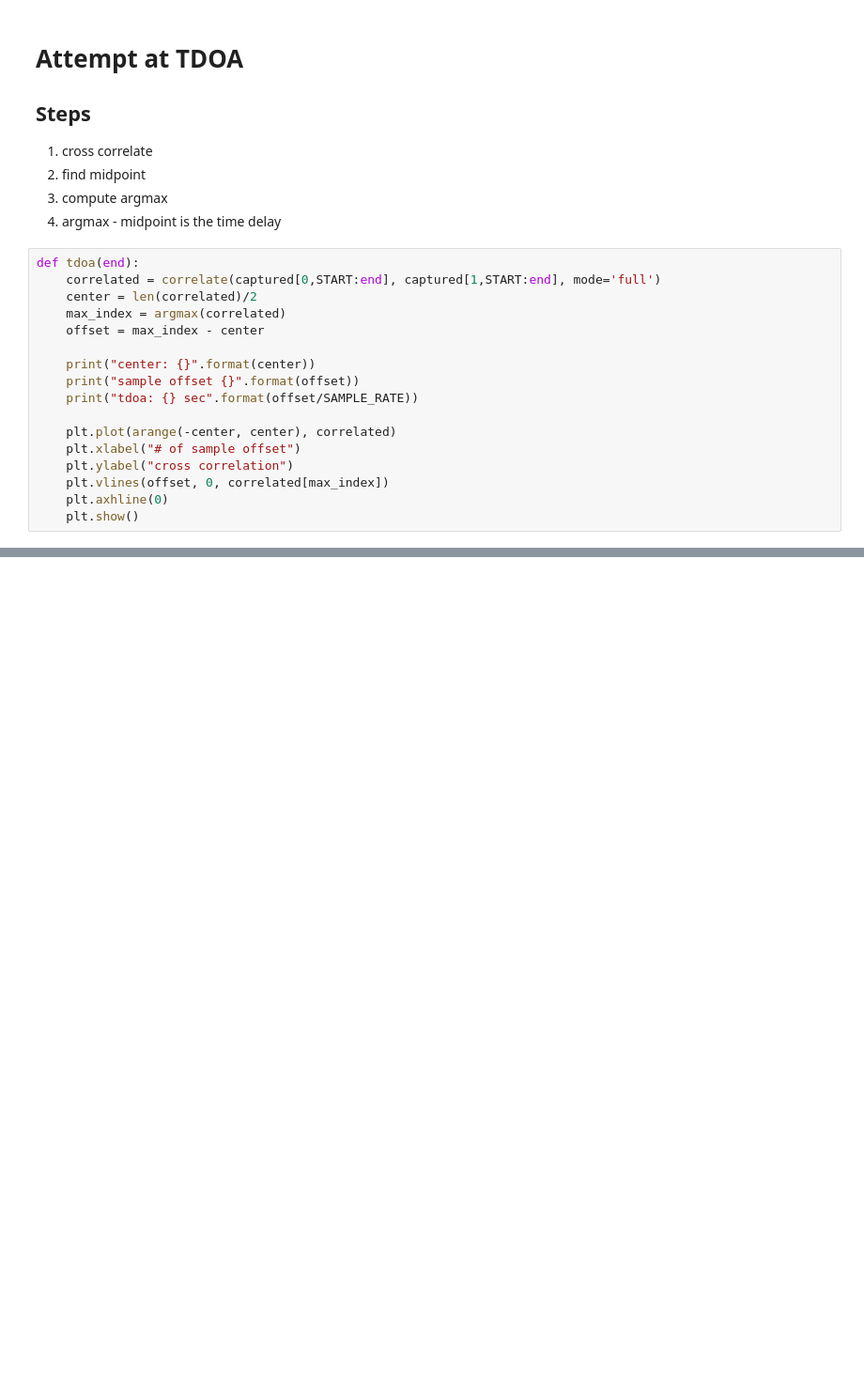
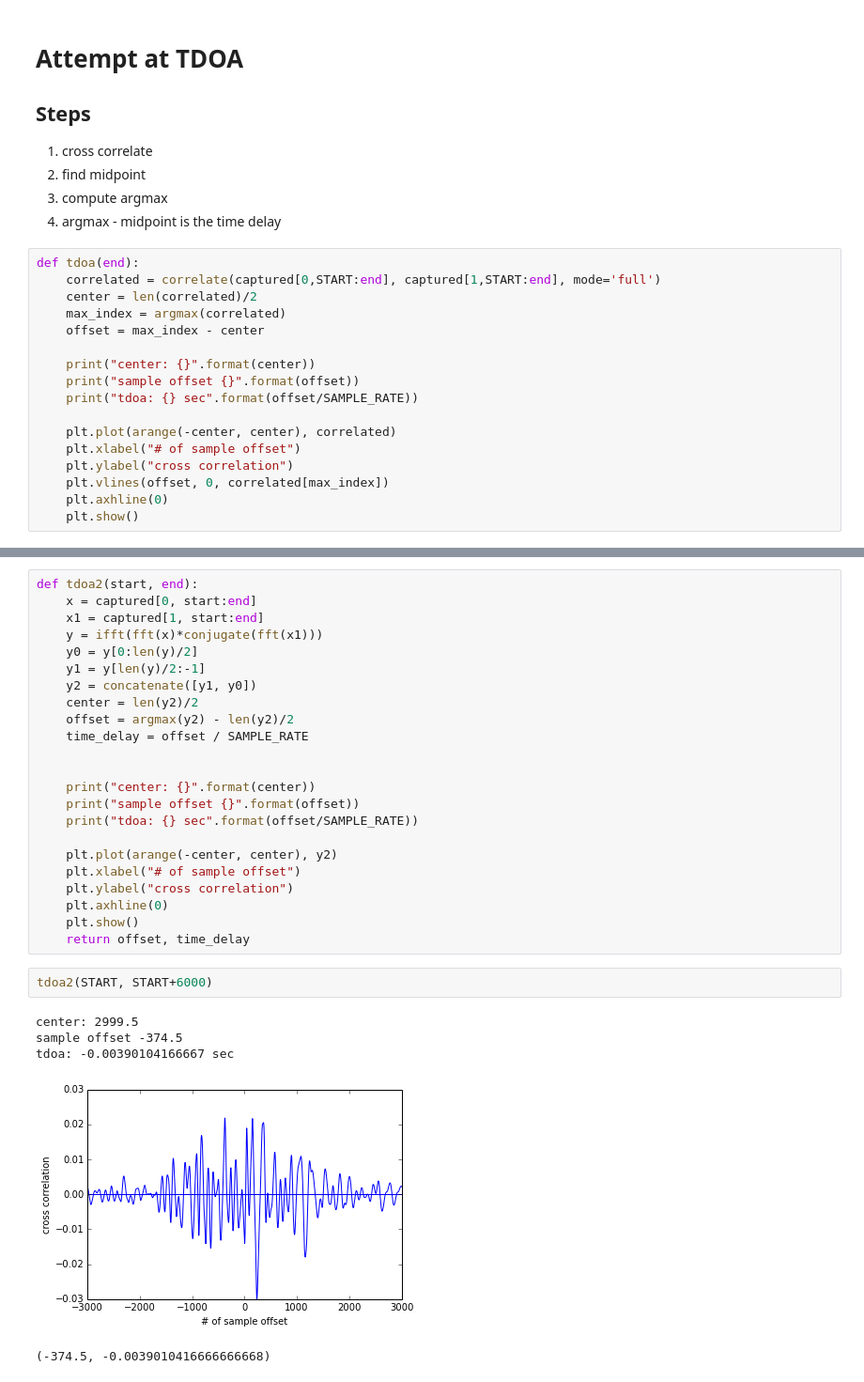
Before and after one commit to mvcisback/damped_waveguide, a Jupyter notebook: tdoa.ipynb, the cells around one changed output, grey strips where cells are left out. Shown: that part at 94% size. Cells and saved outputs as stored; diff of their text form; blank space fills up the shorter version.

```diff
--- a/tdoa.ipynb
+++ b/tdoa.ipynb
@@ -98,0 +96,31 @@ tdoa: 3.125e-05 sec
+# %%
+def tdoa2(start, end):
+    x = captured[0, start:end]
+    x1 = captured[1, start:end]
+    y = ifft(fft(x)*conjugate(fft(x1)))
+    y0 = y[0:len(y)/2]
+    y1 = y[len(y)/2:-1]
+    y2 = concatenate([y1, y0])
+    center = len(y2)/2
+    offset = argmax(y2) - len(y2)/2
+    time_delay = offset / SAMPLE_RATE
+
+
+    print("center: {}".format(center))
+    print("sample offset {}".format(offset))
+    print("tdoa: {} sec".format(offset/SAMPLE_RATE))
+
+    plt.plot(arange(-center, center), y2)
+    plt.xlabel("# of sample offset")
+    plt.ylabel("cross correlation")
+    plt.axhline(0)
+    plt.show()
+    return offset, time_delay
+# %%
+tdoa2(START, START+6000)
+# %% [output]
+center: 2999.5
+sample offset -374.5
+tdoa: -0.00390104166667 sec
+[figure, added]
+(-374.5, -0.0039010416666666668)
```
Also changed, not shown: parts of 16 cells of this notebook.
